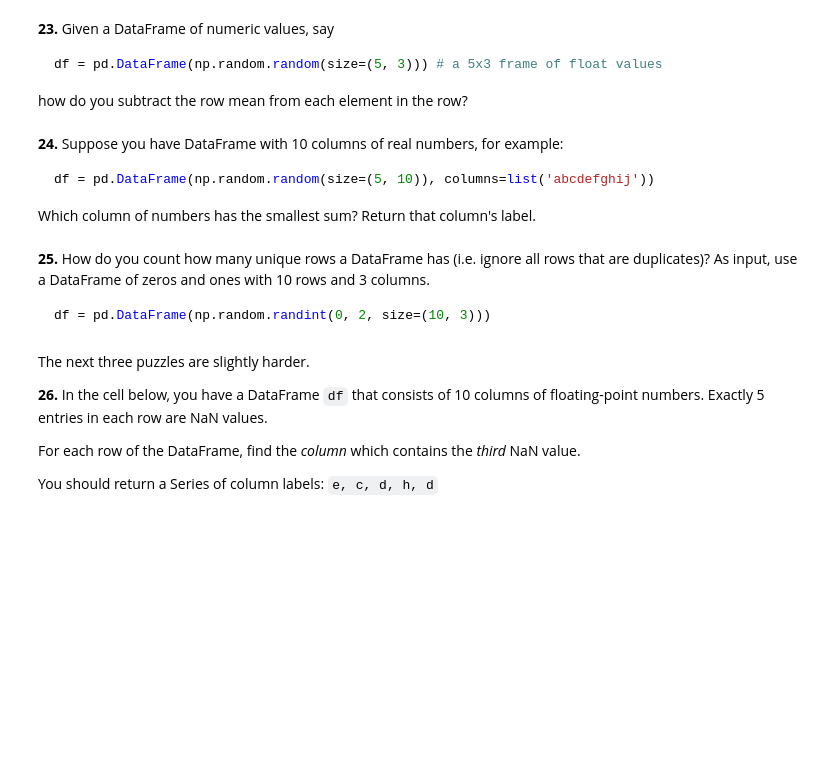
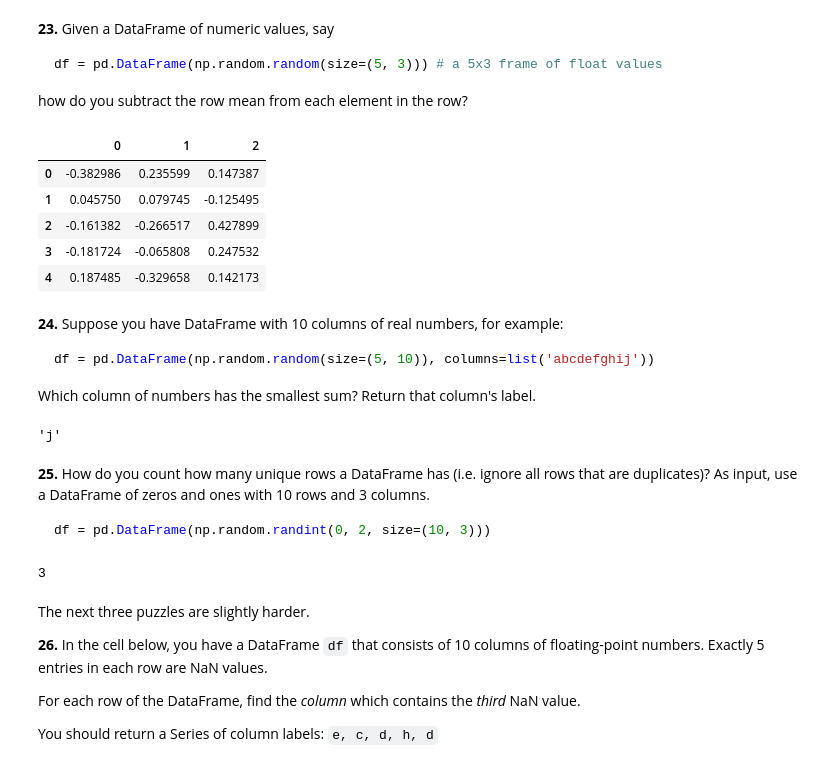
Before and after one commit to ithakker/CISC367-Projects, a Jupyter notebook: Week3/100-pandas-puzzles.ipynb, the cells around one changed output. Drawn from its saved outputs; the diff is of its cells as text; code cells hidden in the pictures; blank space fills up the shorter version.

````diff
--- a/Week3/100-pandas-puzzles.ipynb
+++ b/Week3/100-pandas-puzzles.ipynb
@@ -302,6 +322,16 @@ df = pd.DataFrame(np.random.random(size=(5, 3))) # a 5x3 frame of float values
 ```
 
 how do you subtract the row mean from each element in the row?
+# %%
+df = pd.DataFrame(np.random.random(size=(5, 3)))
+df.sub(df.mean(axis = 1), axis = 0)
+# %% [output]
+|  | 0 | 1 | 2 |
+| 0 | -0.382986 | 0.235599 | 0.147387 |
+| 1 | 0.045750 | 0.079745 | -0.125495 |
+| 2 | -0.161382 | -0.266517 | 0.427899 |
+| 3 | -0.181724 | -0.065808 | 0.247532 |
+| 4 | 0.187485 | -0.329658 | 0.142173 |
 # %% [markdown]
 **24.** Suppose you have DataFrame with 10 columns of real numbers, for example:
 
@@ -309,12 +339,23 @@ how do you subtract the row mean from each element in the row?
 df = pd.DataFrame(np.random.random(size=(5, 10)), columns=list('abcdefghij'))
 ```
 Which column of numbers has the smallest sum?  Return that column's label.
+# %%
+df = pd.DataFrame(np.random.random(size=(5, 10)), columns=list('abcdefghij'))
+df.sum().idxmin()
+# %% [output]
+'j'
 # %% [markdown]
 **25.** How do you count how many unique rows a DataFrame has (i.e. ignore all rows that are duplicates)? As input, use a DataFrame of zeros and ones with 10 rows and 3 columns.
 
 ```python
 df = pd.DataFrame(np.random.randint(0, 2, size=(10, 3)))
 ```
+# %%
+df = pd.DataFrame(np.random.randint(0, 2, size=(10, 3)))
+duplicate = df.duplicated(keep=False).sum()
+len(df) - duplicate
+# %% [output]
+3
 # %% [markdown]
 The next three puzzles are slightly harder.
 
````
Also changed, not shown: parts of 6 cells of this notebook.
